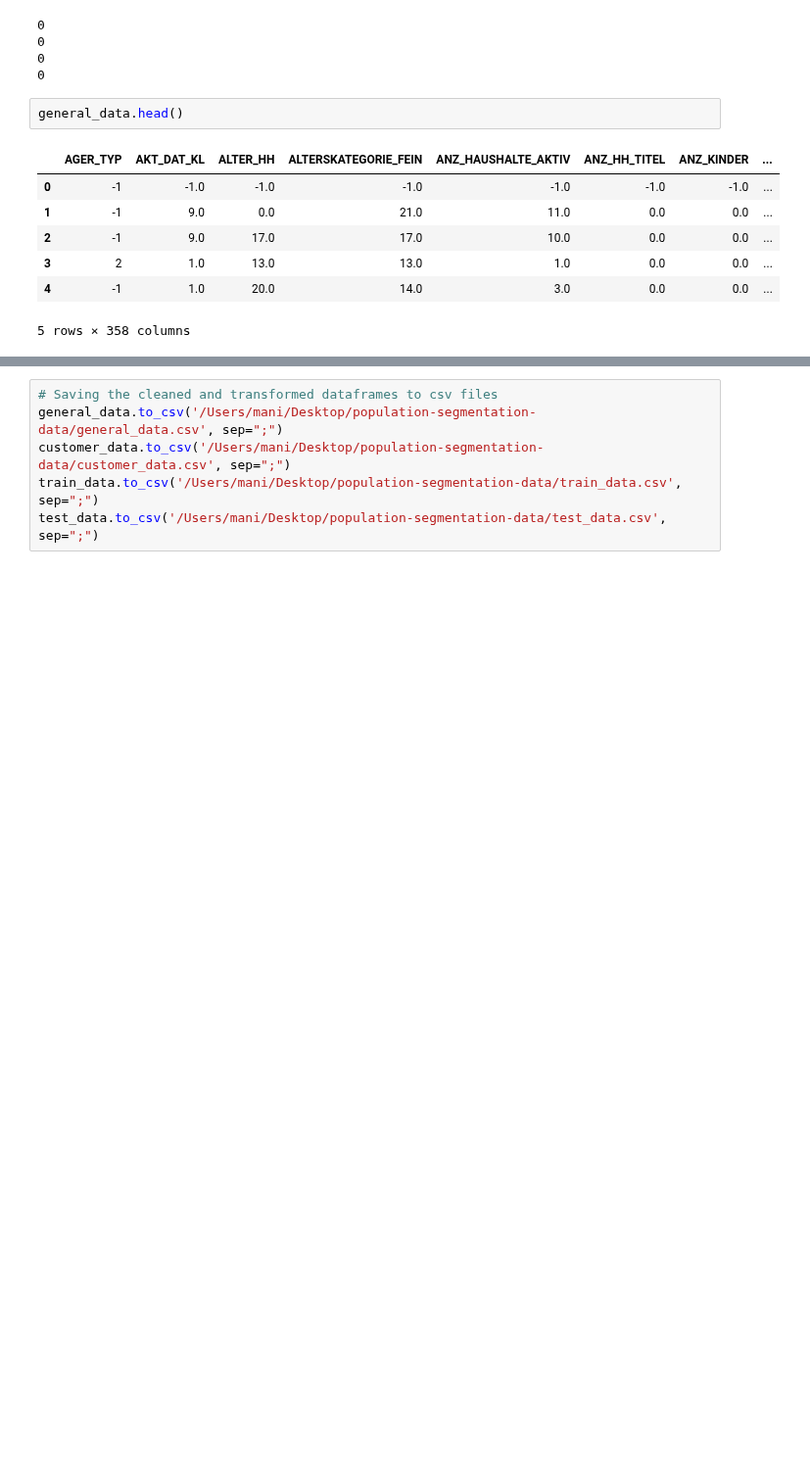
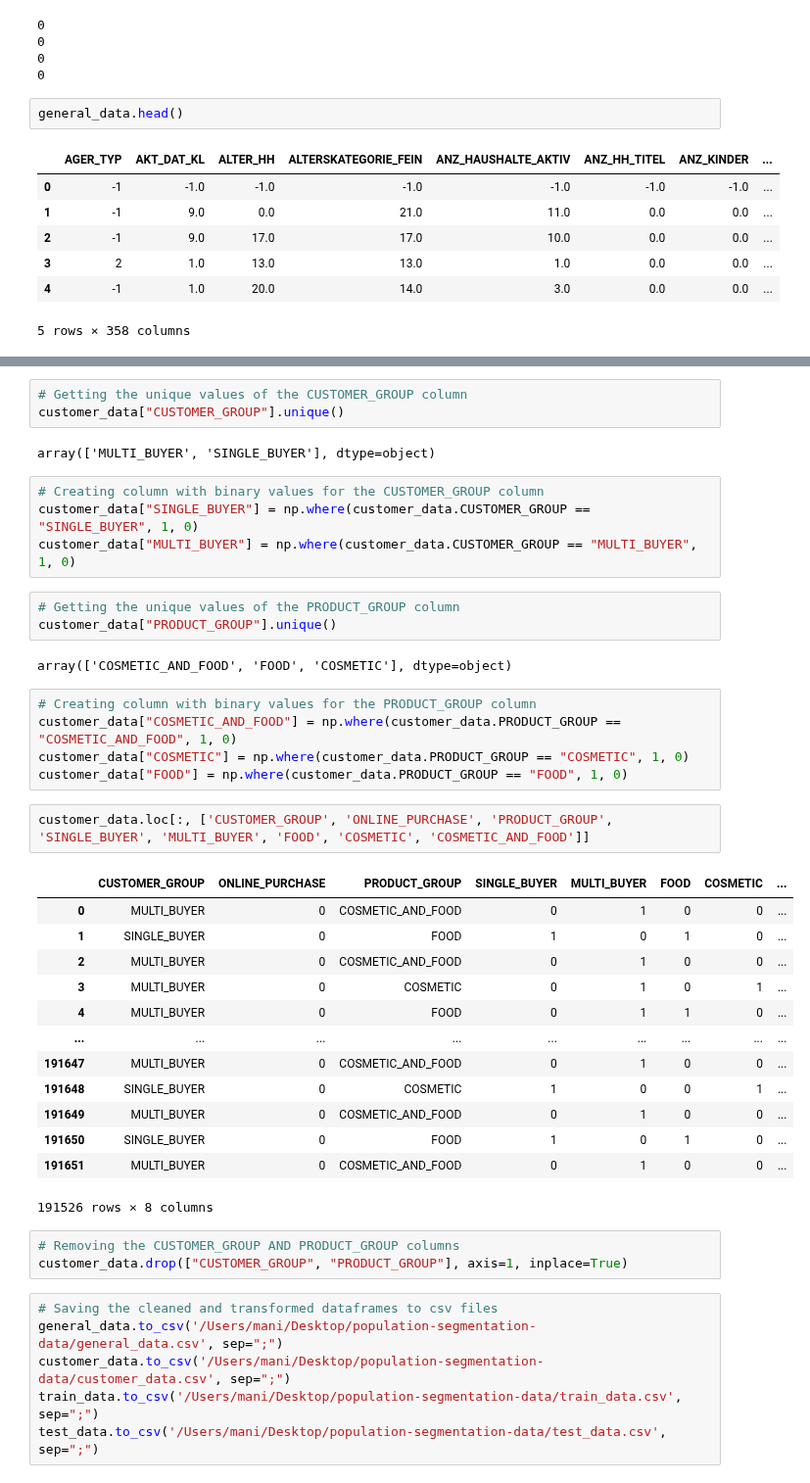
Before and after one commit to realmanisingh/population-segmentation, a Jupyter notebook: data_cleaning.ipynb, the cells around one changed output, grey strips where cells are left out. Shown at 98% size. Cells and saved outputs as stored; diff of their text form; blank space fills up the shorter version.

```diff
--- a/data_cleaning.ipynb
+++ b/data_cleaning.ipynb
@@ -430,3 +447,41 @@ general_data.head()
+# %%
+# Getting the unique values of the CUSTOMER_GROUP column
+customer_data["CUSTOMER_GROUP"].unique()
+# %% [output]
+array(['MULTI_BUYER', 'SINGLE_BUYER'], dtype=object)
+# %%
+# Creating column with binary values for the CUSTOMER_GROUP column
+customer_data["SINGLE_BUYER"] = np.where(customer_data.CUSTOMER_GROUP == "SINGLE_BUYER", 1, 0)
+customer_data["MULTI_BUYER"] = np.where(customer_data.CUSTOMER_GROUP == "MULTI_BUYER", 1, 0)
+# %%
+# Getting the unique values of the PRODUCT_GROUP column
+customer_data["PRODUCT_GROUP"].unique()
+# %% [output]
+array(['COSMETIC_AND_FOOD', 'FOOD', 'COSMETIC'], dtype=object)
+# %%
+# Creating column with binary values for the PRODUCT_GROUP column
+customer_data["COSMETIC_AND_FOOD"] = np.where(customer_data.PRODUCT_GROUP == "COSMETIC_AND_FOOD", 1, 0)
+customer_data["COSMETIC"] = np.where(customer_data.PRODUCT_GROUP == "COSMETIC", 1, 0)
+customer_data["FOOD"] = np.where(customer_data.PRODUCT_GROUP == "FOOD", 1, 0)
+# %%
+customer_data.loc[:, ['CUSTOMER_GROUP', 'ONLINE_PURCHASE', 'PRODUCT_GROUP', 'SINGLE_BUYER', 'MULTI_BUYER', 'FOOD', 'COSMETIC', 'COSMETIC_AND_FOOD']]
+# %% [output]
+|  | CUSTOMER_GROUP | ONLINE_PURCHASE | PRODUCT_GROUP | SINGLE_BUYER | MULTI_BUYER | FOOD | COSMETIC | ... |
+| 0 | MULTI_BUYER | 0 | COSMETIC_AND_FOOD | 0 | 1 | 0 | 0 | ... |
+| 1 | SINGLE_BUYER | 0 | FOOD | 1 | 0 | 1 | 0 | ... |
+| 2 | MULTI_BUYER | 0 | COSMETIC_AND_FOOD | 0 | 1 | 0 | 0 | ... |
+| 3 | MULTI_BUYER | 0 | COSMETIC | 0 | 1 | 0 | 1 | ... |
+| 4 | MULTI_BUYER | 0 | FOOD | 0 | 1 | 1 | 0 | ... |
+| ... | ... | ... | ... | ... | ... | ... | ... | ... |
+| 191647 | MULTI_BUYER | 0 | COSMETIC_AND_FOOD | 0 | 1 | 0 | 0 | ... |
+| 191648 | SINGLE_BUYER | 0 | COSMETIC | 1 | 0 | 0 | 1 | ... |
+| 191649 | MULTI_BUYER | 0 | COSMETIC_AND_FOOD | 0 | 1 | 0 | 0 | ... |
+| 191650 | SINGLE_BUYER | 0 | FOOD | 1 | 0 | 1 | 0 | ... |
+| 191651 | MULTI_BUYER | 0 | COSMETIC_AND_FOOD | 0 | 1 | 0 | 0 | ... |
+191526 rows × 8 columns
+# %%
+# Removing the CUSTOMER_GROUP AND PRODUCT_GROUP columns
+customer_data.drop(["CUSTOMER_GROUP", "PRODUCT_GROUP"], axis=1, inplace=True)
 # %%
 # Saving the cleaned and transformed dataframes to csv files
 general_data.to_csv('/Users/mani/Desktop/population-segmentation-data/general_data.csv', sep=";")
```
Also changed, not shown: parts of 2 cells of this notebook.
